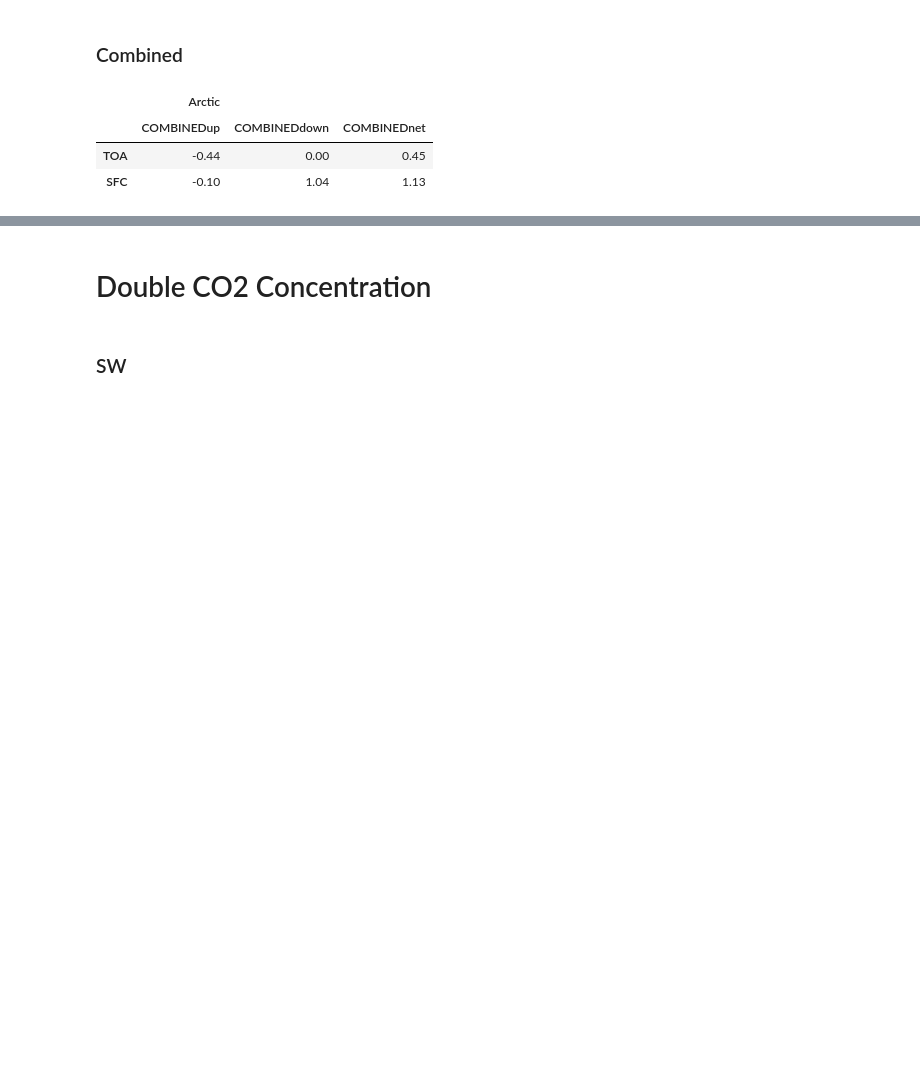
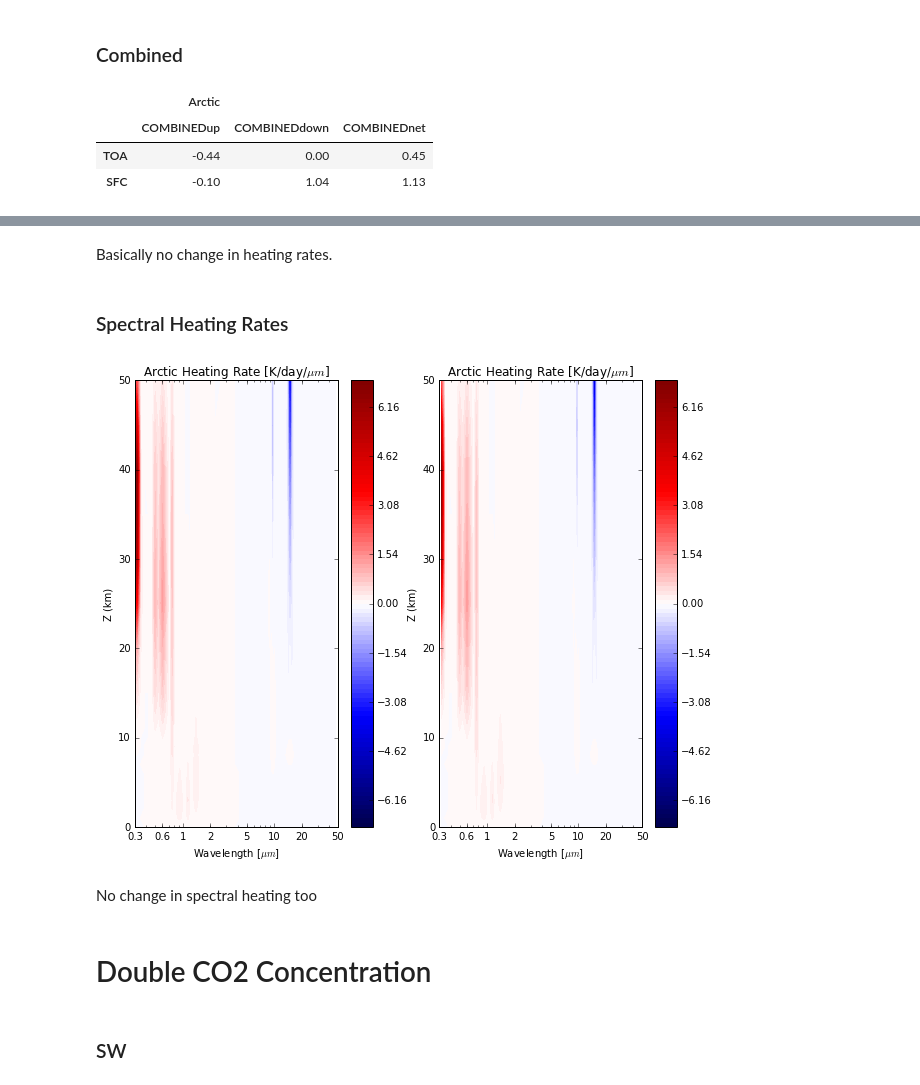
Before and after one commit to CodaP/streamer, a Jupyter notebook: Experiments.ipynb, the cells around one changed output, grey strips where cells are left out. Drawn from its saved outputs; the diff is of its cells as text; code cells hidden in the pictures; blank space fills up the shorter version.

```diff
--- a/Experiments.ipynb
+++ b/Experiments.ipynb
@@ -109,8 +159,11 @@ def get_spectral_heating(name, **user_settings):
     return spectral_heating.T
 # %%
 def plot_spectral_heating(name, **settings):
+    import math
     heating = get_spectral_heating(name, **settings).sort_index().sort_index(axis=1).ix[:50,.3:50]
-    contourf(heating.columns.values, heating.index.values, heating.values,100,cmap='coolwarm')
+    max_zvalue = math.ceil(max(abs(heating.values.min().min()), abs(heating.values.max().max())))
+    zvalues = np.linspace(-max_zvalue, max_zvalue, 101)
+    contourf(heating.columns.values, heating.index.values, heating.values,zvalues,cmap='seismic')
     gca().set_xscale("log")
     gca().set_xticks([.3,.6,1,2,5,10,20,50])
     gca().set_xticklabels([.3,.6,1,2,5,10,20,50])
@@ -268,3 +287,16 @@ get_table('Arctic','COMBINED',frwv=1.1, frwv2=1.1) - get_table('Arctic','COMBINE
+# %% [markdown]
+Basically no change in heating rates.
+# %% [markdown]
+### Spectral Heating Rates
+# %%
+subplot(121)
+plot_spectral_heating('Arctic')
+subplot(122)
+plot_spectral_heating('Arctic', frwv=1.1, frwv2=1.1)
+# %% [output]
+[figure, added]
+# %% [markdown]
+No change in spectral heating too
 # %% [markdown]
 # Double CO2 Concentration
 # %% [markdown]
```
Also changed, not shown: parts of 215 cells of this notebook, 35 other files.
